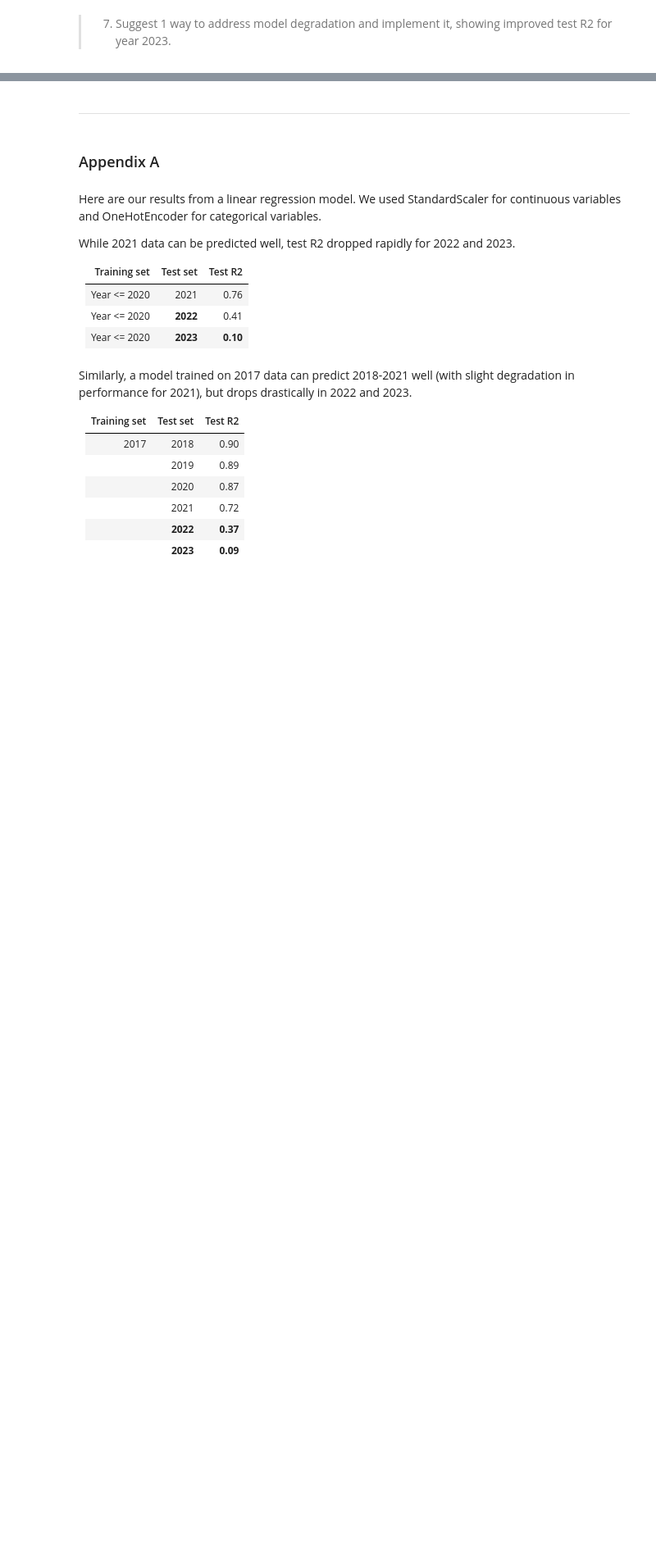
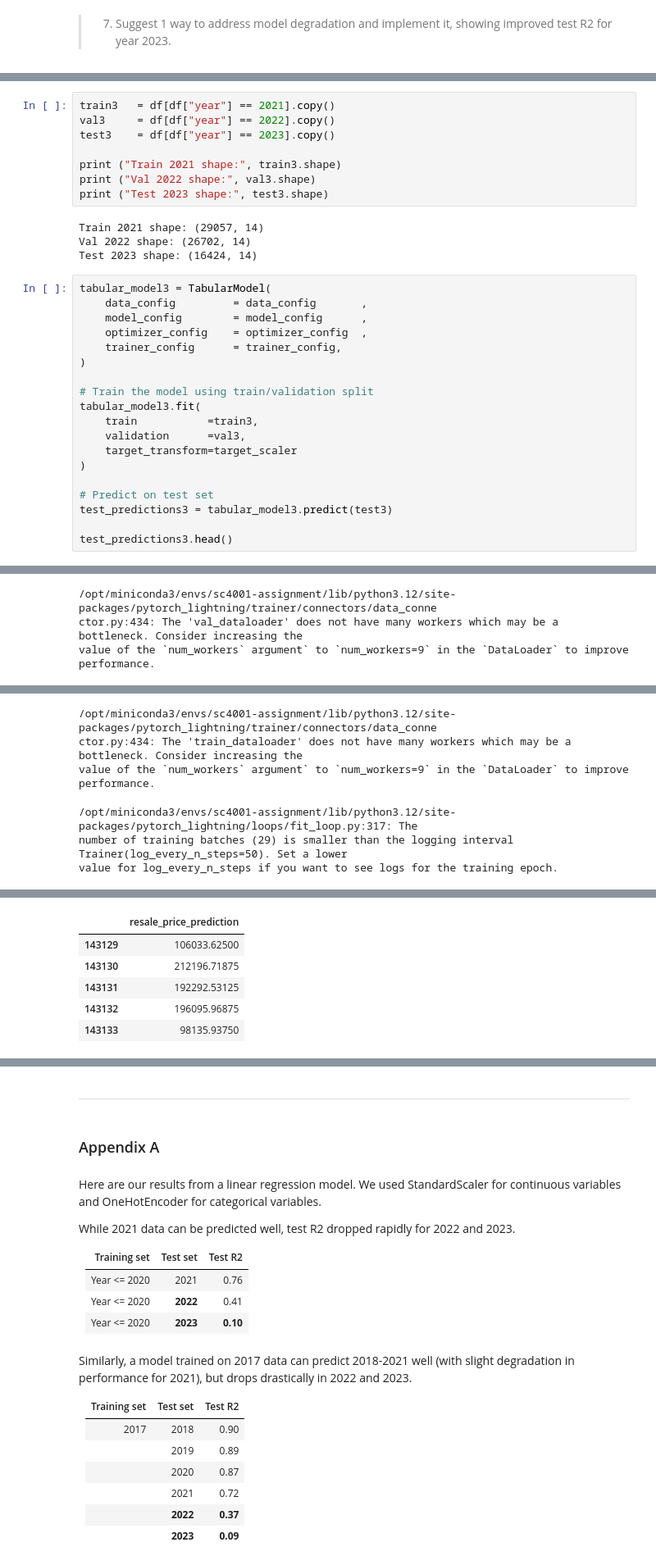
Before and after one commit to zikachuuu/SC4001-Neural-Network-Assignment, a Jupyter notebook: le_yanzhi_Part_B_4.ipynb, the cells around one changed output, grey strips where cells are left out. Shown at 82% size. Saved outputs shown, nothing was run; the diff lists cells and outputs as text; blank space fills up the shorter version.

```diff
--- a/le_yanzhi_Part_B_4.ipynb
+++ b/le_yanzhi_Part_B_4.ipynb
@@ -332,0 +394,32 @@ This is **Concept Shift**
+# %%
+train3   = df[df["year"] == 2021].copy()
+val3     = df[df["year"] == 2022].copy()
+test3    = df[df["year"] == 2023].copy()
+
+print ("Train 2021 shape:", train3.shape)
+print ("Val 2022 shape:", val3.shape)
+print ("Test 2023 shape:", test3.shape)
+# %% [output]
+Train 2021 shape: (29057, 14)
+Val 2022 shape: (26702, 14)
+Test 2023 shape: (16424, 14)
+# %%
+tabular_model3 = TabularModel(
+    data_config         = data_config       ,
+    model_config        = model_config      ,
+    optimizer_config    = optimizer_config  ,
+    trainer_config      = trainer_config,
+)
+
+# Train the model using train/validation split
+tabular_model3.fit(
+    train           =train3,
+    validation      =val3,
+    target_transform=target_scaler
+)
+
+# Predict on test set
+test_predictions3 = tabular_model3.predict(test3)
+
+test_predictions3.head()
+# %% [output]
@@ -332,0 +456,3 @@ This is **Concept Shift**
+/opt/miniconda3/envs/sc4001-assignment/lib/python3.12/site-packages/pytorch_lightning/trainer/connectors/data_conne
+ctor.py:434: The 'val_dataloader' does not have many workers which may be a bottleneck. Consider increasing the
+value of the `num_workers` argument` to `num_workers=9` in the `DataLoader` to improve performance.
@@ -332,0 +462,6 @@ This is **Concept Shift**
+/opt/miniconda3/envs/sc4001-assignment/lib/python3.12/site-packages/pytorch_lightning/trainer/connectors/data_conne
+ctor.py:434: The 'train_dataloader' does not have many workers which may be a bottleneck. Consider increasing the
+value of the `num_workers` argument` to `num_workers=9` in the `DataLoader` to improve performance.
+/opt/miniconda3/envs/sc4001-assignment/lib/python3.12/site-packages/pytorch_lightning/loops/fit_loop.py:317: The
+number of training batches (29) is smaller than the logging interval Trainer(log_every_n_steps=50). Set a lower
+value for log_every_n_steps if you want to see logs for the training epoch.
@@ -332,0 +471,6 @@ This is **Concept Shift**
+|  | resale_price_prediction |
+| 143129 | 106033.62500 |
+| 143130 | 212196.71875 |
+| 143131 | 192292.53125 |
+| 143132 | 196095.96875 |
+| 143133 | 98135.93750 |
```
Also changed, not shown: parts of 22 cells of this notebook.
